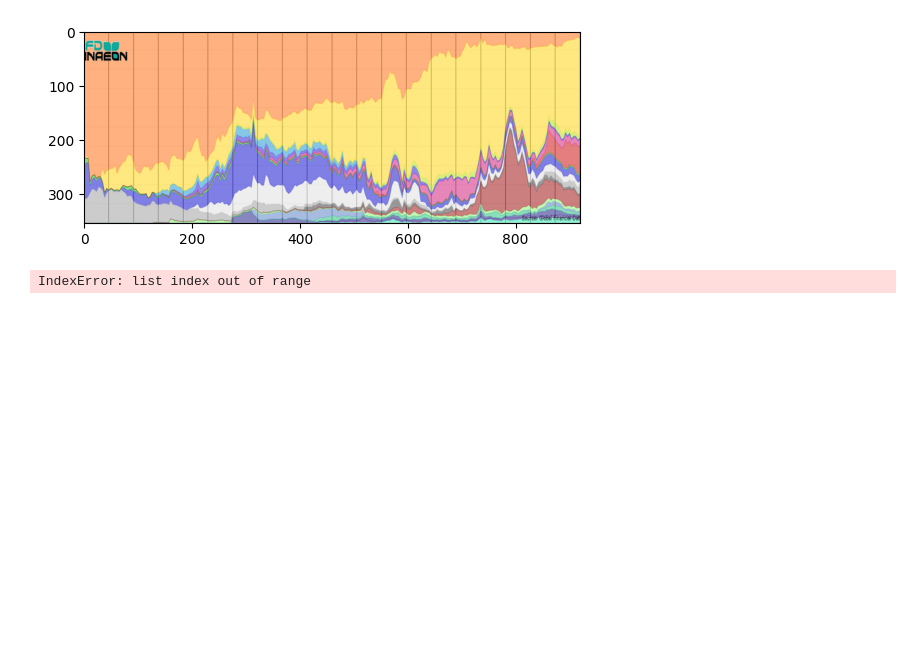
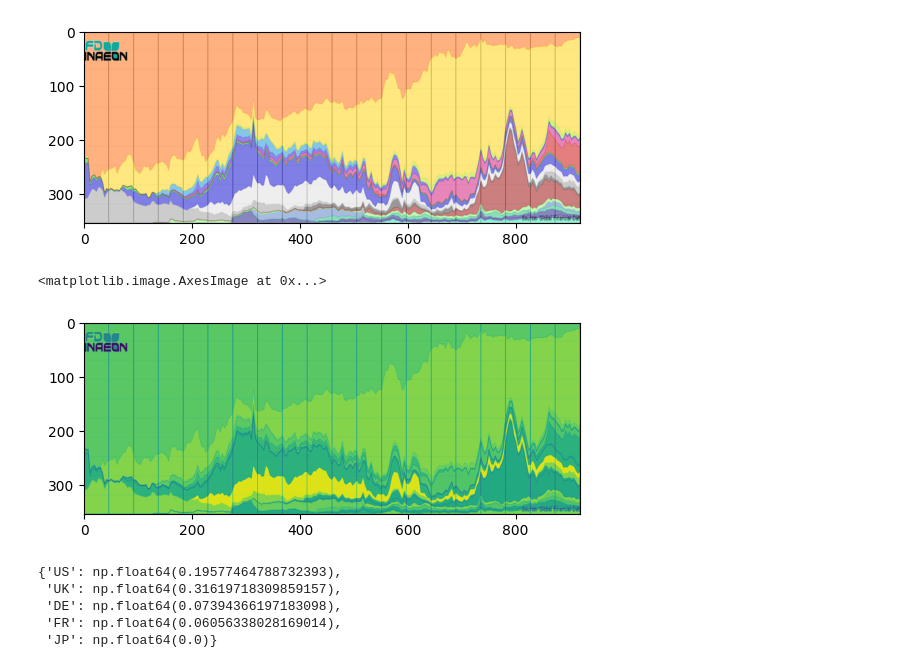
Before and after one commit to Creykish/MADS-Project, a Jupyter notebook: Code/Returns Data/extract_mkt_cap_from_graph.ipynb, the cells around one changed output. Cells and saved outputs as stored; diff of their text form; code cells hidden in the pictures; blank space fills up the shorter version.

```diff
--- a/Code/Returns Data/extract_mkt_cap_from_graph.ipynb
+++ b/Code/Returns Data/extract_mkt_cap_from_graph.ipynb
@@ -19,31 +19,39 @@ cropped_img.show()
 # %%
 data_range = (1782, 2022)
 
 x_pixels = cropped_img.width
 
 # Map pixel x-coordinates to years
 def pixel_to_year(x):
     return (data_range[0] + (x / (x_pixels - 1)) * (data_range[1] - data_range[0]))
 
 pixel_years = {x: round(pixel_to_year(x)) for x in range(x_pixels)}
 
 country_colors = {
-    "US": "#fee881",
-    "UK": "#fdb462",
+    "US": "#fee87f",
+    "UK": "#ffb180",
     "DE": "#eeeeee",
     "FR": "#807fe5",
     "JP": "#cb7f7f",
 }
+# country_colors = {k: PIL.ImageColor.getrgb(v) for k, v in country_colors.items()}
 
 # Now you can use pixel_years to find the corresponding year for any x-coordinate in the cropped image
 
 # construct a bitmap of hex colors for each pixel in the cropped image
 pixels = list(cropped_img.getdata())
 # filter alpha
 pixels = [pixel[:3] for pixel in pixels]
+pixels_test = [sum(pixel)/255*3 for pixel in pixels]  # convert to grayscale
 pixels = ['#%02x%02x%02x' % p for p in pixels]
+
 width, height = img.size
-hex_array_2d = [pixels[i:i + width] for i in range(0, len(pixels), width)]
+import numpy as np
+hex_array_2d = np.array(pixels).reshape(cropped_img.size[1], cropped_img.size[0])
+plt.imshow(np.array(pixels_test).reshape(cropped_img.size[1], cropped_img.size[0]))
+# %% [output]
+<matplotlib.image.AxesImage at 0x...>
+[figure, added]
 # %%
 def get_percentages_for_year(year, hex_array_2d, pixel_years, country_colors):
     # Find the x-coordinate for the given year
@@ -57,15 +65,23 @@ def get_percentages_for_year(year, hex_array_2d, pixel_years, country_colors):
     out = {}
 
     # transpose the hex_array_2d to get columns as lists
-    hex_array_2d = list(map(list, zip(*hex_array_2d)))
+    # hex_array_2d_T = list(map(list, zip(*hex_array_2d)))
+    out = {c: [] for c in country_colors.keys()}
+    for x in x_coordinates:
+        column = hex_array_2d[:, x]
+        for country, color in country_colors.items():
+            count = np.sum(column == color)
+            out[country].append(count)
+    averages = {country: np.mean(counts) if counts else 0 for country, counts in out.items()}
+    percentages = {country: ( avg / len(hex_array_2d)) for country, avg in averages.items()}
 
-    for x in x_coordinates:
-        column = hex_array_2d[x]
-        for country, color in country_colors.items():
-            count = column.count(color)
-            out[country] = out.get(country, 0) + count
+    return percentages
 
 get_percentages_for_year(1900, hex_array_2d, pixel_years, country_colors)
 # %% [output]
-IndexError: list index out of range
+{'US': np.float64(0.19577464788732393),
+ 'UK': np.float64(0.31619718309859157),
+ 'DE': np.float64(0.07394366197183098),
+ 'FR': np.float64(0.06056338028169014),
+ 'JP': np.float64(0.0)}
 # %%
```
Also changed, not shown: parts of 5 cells of this notebook, 8 other files.
